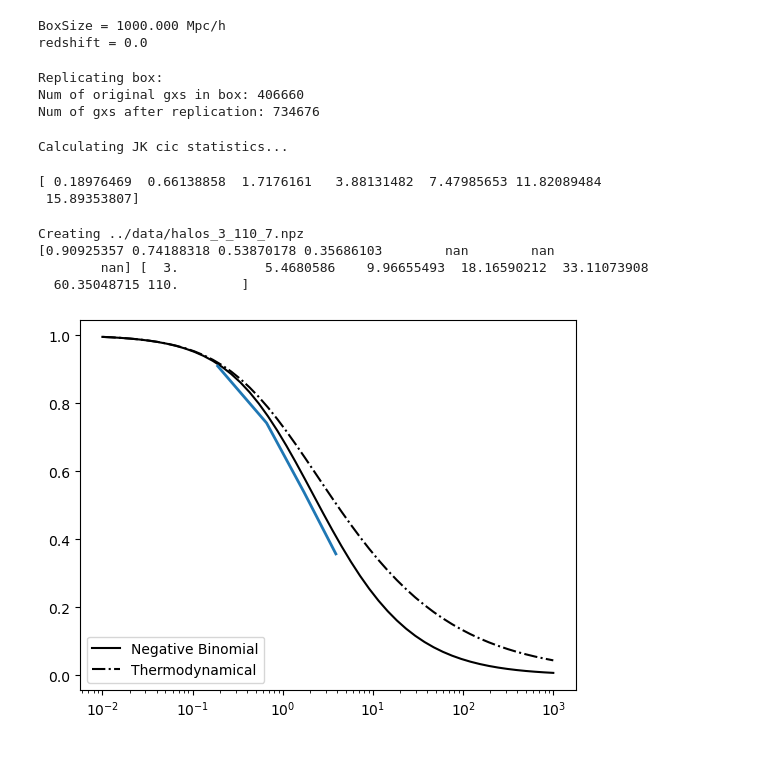
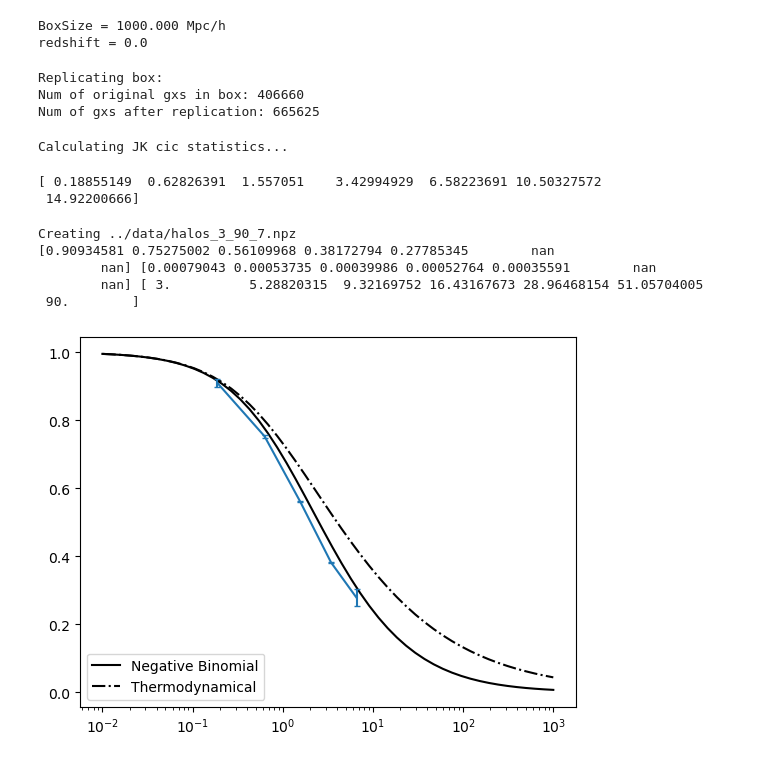
Before and after one commit to FedeDavilaKurban/VPF_Quijote, a Jupyter notebook: testing_rvpf.ipynb, the cells around one changed output. Cells and saved outputs as stored; diff of their text form; code cells hidden in the pictures.

```diff
--- a/testing_rvpf.ipynb
+++ b/testing_rvpf.ipynb
@@ -72,7 +72,7 @@ gxs = FoF.GroupPos/1e3  #Halo positions in Mpc/h
 BoxSize = 1000.000 Mpc/h
 redshift = 0.0
 # %%
-rmin, rmax = 3, 110
+rmin, rmax = 3, 90
 rs = np.geomspace(rmin,rmax,rsbin)
 
 #
@@ -87,7 +87,7 @@ Num of gxs after replication: {len(newgxs)}')
 # %% [output]
 Replicating box:
 Num of original gxs in box: 406660
-Num of gxs after replication: 734676
+Num of gxs after replication: 665625
 # %%
 #
 #-----------
@@ -142,8 +142,8 @@ Calculating JK cic statistics...
 # %%
 print(NXi)
 # %% [output]
-[ 0.18976469  0.66138858  1.7176161   3.88131482  7.47985653 11.82089484
- 15.89353807]
+[ 0.18855149  0.62826391  1.557051    3.42994929  6.58223691 10.50327572
+ 14.92200666]
 # %%
 namefile = f'../data/halos_{rmin}_{rmax}_{rsbin}.npz'
 
@@ -159,31 +159,38 @@ if write==True:
     else:
         np.savez(namefile,chi,NXi,P0,N_mean,xi_mean,rs)
 
-print(chi, rs)
+print(chi, chi_std, rs)
 # %% [output]
-Creating ../data/halos_3_110_7.npz
-[0.90925357 0.74188318 0.53870178 0.35686103        nan        nan
-        nan] [  3.           5.4680586    9.96655493  18.16590212  33.11073908
-  60.35048715 110.        ]
+Creating ../data/halos_3_90_7.npz
+[0.90934581 0.75275002 0.56109968 0.38172794 0.27785345        nan
+        nan] [0.00079043 0.00053735 0.00039986 0.00052764 0.00035591        nan
+        nan] [ 3.          5.28820315  9.32169752 16.43167673 28.96468154 51.05704005
+ 90.        ]
 # %%
 if plot==True:
     x = np.geomspace(1E-2,1E3,50)
     c='k'
     #chi = -np.log(P0)/N_mean
     #NE = N_mean*xi_mean
+
+    P0err=delta_P0(P0,nesf)
+    chierr=delta_chi(chi,P0,P0err,N_mean,N_mean_std)
+
 
     plt.plot(x,np.log(1+x)/x,label='Negative Binomial',c=c)
     #a=.3
     #plt.plot(x,(1/((1-a)*(x/a)))*((1+x/a)**(1-a)-1),label='Generalized Hierarhichal',c=c,ls='--')
     #plt.plot(x,(1-np.e**(-x))/x,label='Minimal')
     plt.plot(x,(np.sqrt(1+2*x)-1)/x,label='Thermodynamical',c=c,ls='-.')
     #plt.plot(x[:-15],1-x[:-15]/2,label='Gauss',c=c)
     # Q=1
     # plt.plot(x,1-(np.euler_gamma+np.log(4*Q*x))/(8*Q),label='BBGKY',c=c,ls=':')
 
-    plt.plot(NXi,chi,lw=2)
+    #plt.plot(NXi,chi,lw=2)
+    plt.errorbar(NXi,chi,yerr=chierr,capsize=2)
+
     plt.xscale('log')
     plt.legend(loc=3)
     plt.show()
 # %% [output]
-[figure, old version]
+[figure, new version]
```
Also changed, not shown: 1 other file.
